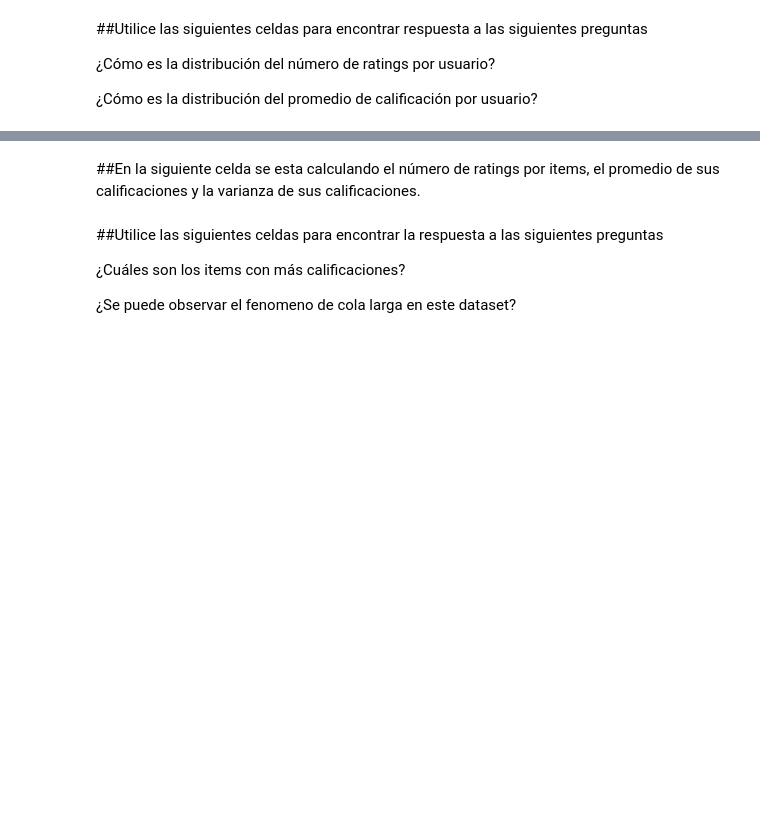
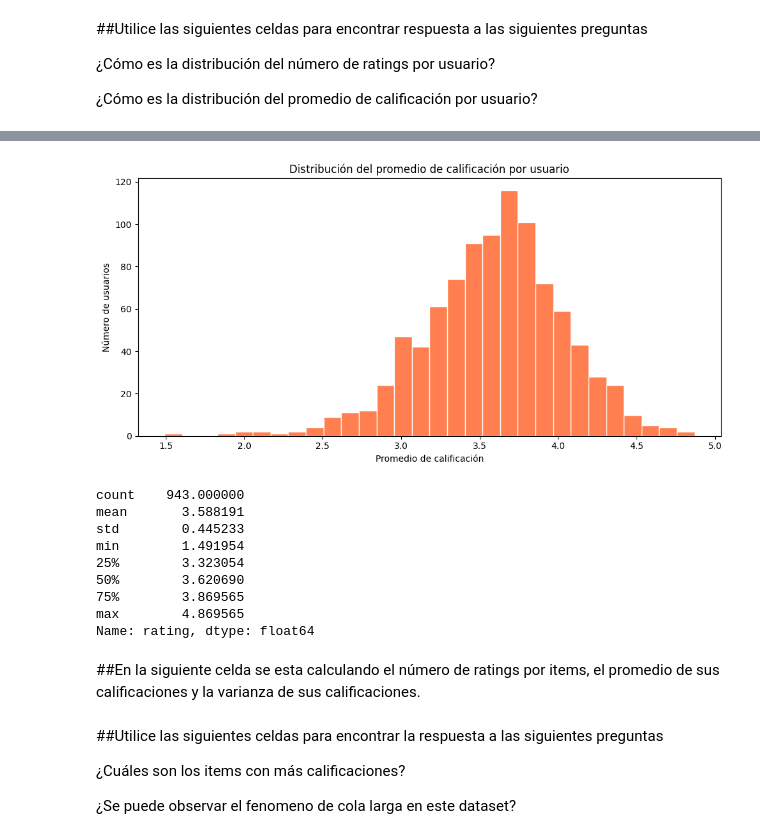
Before and after one commit to AlisonAristizabal/Laboratorio-1-Sistemas-de-Recomendacion, a Jupyter notebook: lab01/MINE4201_SR_Laboratorio_1.ipynb, the cells around one changed output, grey strips where cells are left out. Cells and saved outputs as stored; diff of their text form; code cells hidden in the pictures; blank space fills up the shorter version.

```diff
--- a/lab01/MINE4201_SR_Laboratorio_1.ipynb
+++ b/lab01/MINE4201_SR_Laboratorio_1.ipynb
@@ -138,3 +139,26 @@ ratings.groupby('user_id')['rating'].mean().reset_index()
+# %%
+avg_rating_per_user = ratings.groupby('user_id')['rating'].mean()
+
+plt.figure(figsize=(10, 5))
+plt.hist(avg_rating_per_user, bins=30, color='coral', edgecolor='white')
+plt.title('Distribución del promedio de calificación por usuario')
+plt.xlabel('Promedio de calificación')
+plt.ylabel('Número de usuarios')
+plt.tight_layout()
+plt.show()
+
+print(avg_rating_per_user.describe())
+# %% [output]
+[figure, added]
+count    943.000000
+mean       3.588191
+std        0.445233
+min        1.491954
+25%        3.323054
+50%        3.620690
+75%        3.869565
+max        4.869565
+Name: rating, dtype: float64
 # %% [markdown]
 ##En la siguiente celda se esta calculando el número de ratings por items, el promedio de sus calificaciones y la varianza de sus calificaciones.
 # %%
```
Also changed, not shown: parts of 9 cells of this notebook, 1 other file.
